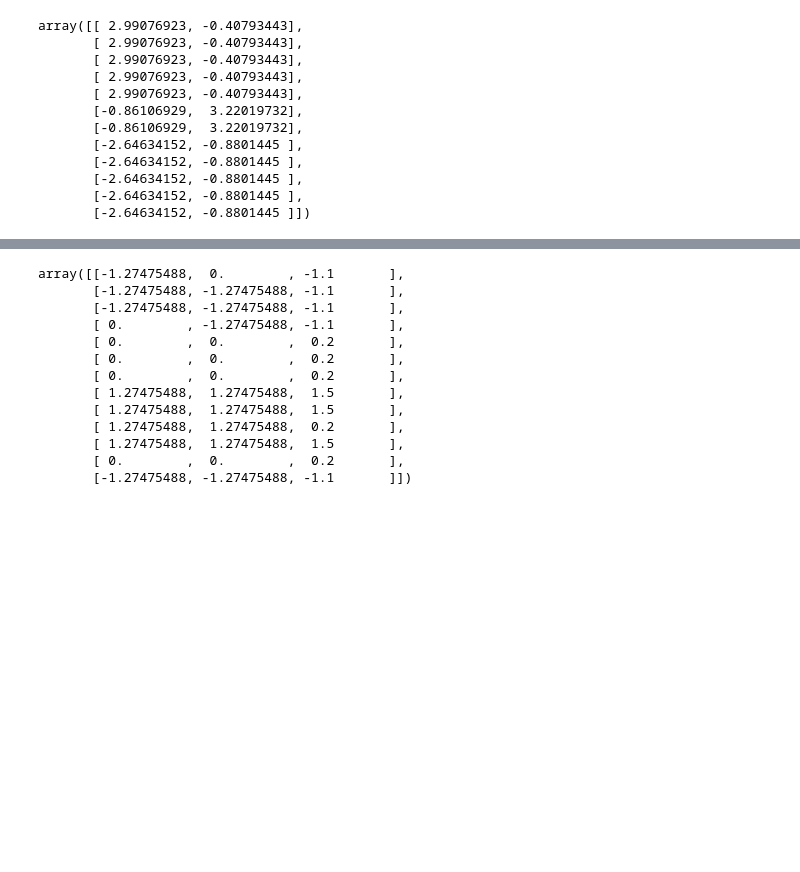
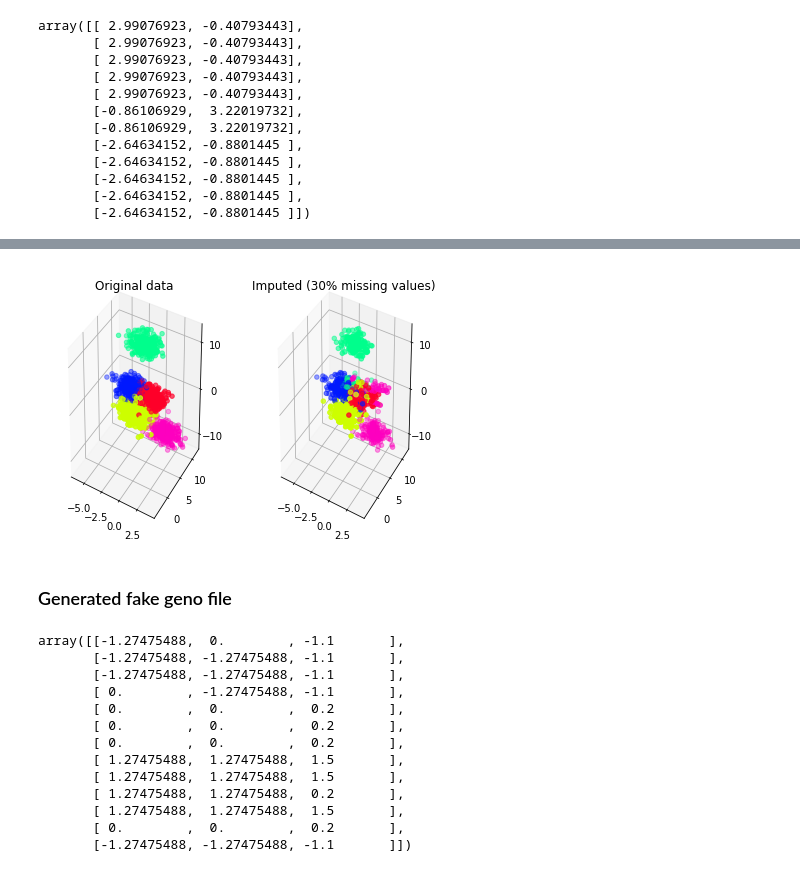
Before and after one commit to kuratanp/Danakilia, a Jupyter notebook: mlclusters/notebooks/Missing_data.ipynb, the cells around one changed output, grey strips where cells are left out. Cells and saved outputs as stored; diff of their text form; code cells hidden in the pictures; blank space fills up the shorter version.

```diff
--- a/mlclusters/notebooks/Missing_data.ipynb
+++ b/mlclusters/notebooks/Missing_data.ipynb
@@ -40,3 +40,9 @@ array([[2, 2, 2, 2, 2, 0, 0, 0, 0, 0],
        [0, 0, 0, 0, 0, 0, 0, 2, 2, 2],
        [0, 0, 0, 0, 0, 0, 0, 2, 2, 2],
        [0, 0, 0, 0, 0, 0, 0, 2, 2, 2]])
+# %%
+X = np.zeros((12, 15), dtype=int)
+X[:5, :5] = 2
+X[5:10, 5:10] = 2
+X[10:, 10:] = 2
+X
@@ -140,9 +196,10 @@ def make_fake_data(
 
     # complete data
     gen = np.random.RandomState(seed)
-    X, true_labels = make_blobs(n_samples, n_features, n_clusters, random_state=gen)
+    M, true_labels = make_blobs(n_samples, n_features, n_clusters, random_state=gen)
 
     # with missing values
-    missing = gen.rand(*X.shape) < fraction_missing
-    Xm = np.where(missing, np.nan, X1)
-    return X, true_labels, Xm
+    missing = gen.rand(*M.shape) < fraction_missing
+    Xm = np.where(missing, np.nan, M)
+    return M, true_labels, Xm
+M, true_labels, Xm = make_fake_data(fraction_missing=0.3, n_clusters=5, seed=0)
@@ -149,3 +222,35 @@ def make_fake_data(
+# %%
+from sklearn.datasets import make_blobs
+from matplotlib import pyplot as plt
+from mpl_toolkits.mplot3d import Axes3D
+
+def make_fake_data(fraction_missing, n_clusters=5, n_samples=1500,
+                   n_features=3, seed=None):
+    # complete data
+    gen = np.random.RandomState(seed)
+    X, true_labels = make_blobs(n_samples, n_features, n_clusters,
+                                random_state=gen)
+    # with missing values
+    missing = gen.rand(*X.shape) < fraction_missing   #rand Create an array of the given shape and populate it with random samples from a uniform distribution over [0, 1).
+    Xm = np.where(missing, np.nan, X) #numpy.where：Return elements, either from x or y, depending on condition.
+    return X, true_labels, Xm
+
+
+X, true_labels, Xm = make_fake_data(fraction_missing=0.3, n_clusters=5, seed=0)
+labels, centroids, X_hat = kmeans_missing(Xm, n_clusters=5) #Xm - a matrix is missing data
+
+# plot the inferred points, color-coded according to the true cluster labels
+fig, ax = plt.subplots(1, 2, subplot_kw={'projection':'3d', 'aspect':'equal'})
+ax[0].scatter3D(X[:, 0], X[:, 1], X[:, 2], c=true_labels, cmap='gist_rainbow')
+ax[1].scatter3D(X_hat[:, 0], X_hat[:, 1], X_hat[:, 2], c=true_labels,
+                cmap='gist_rainbow')
+ax[0].set_title('Original data')
+ax[1].set_title('Imputed (30% missing values)')
+fig.tight_layout()
+# %% [output]
+[figure, added]
+# %% [markdown]
+### Generated fake geno file
 # %%
 from sklearn.preprocessing import StandardScaler
 scaler = StandardScaler()
```
Also changed, not shown: parts of 12 cells of this notebook.
